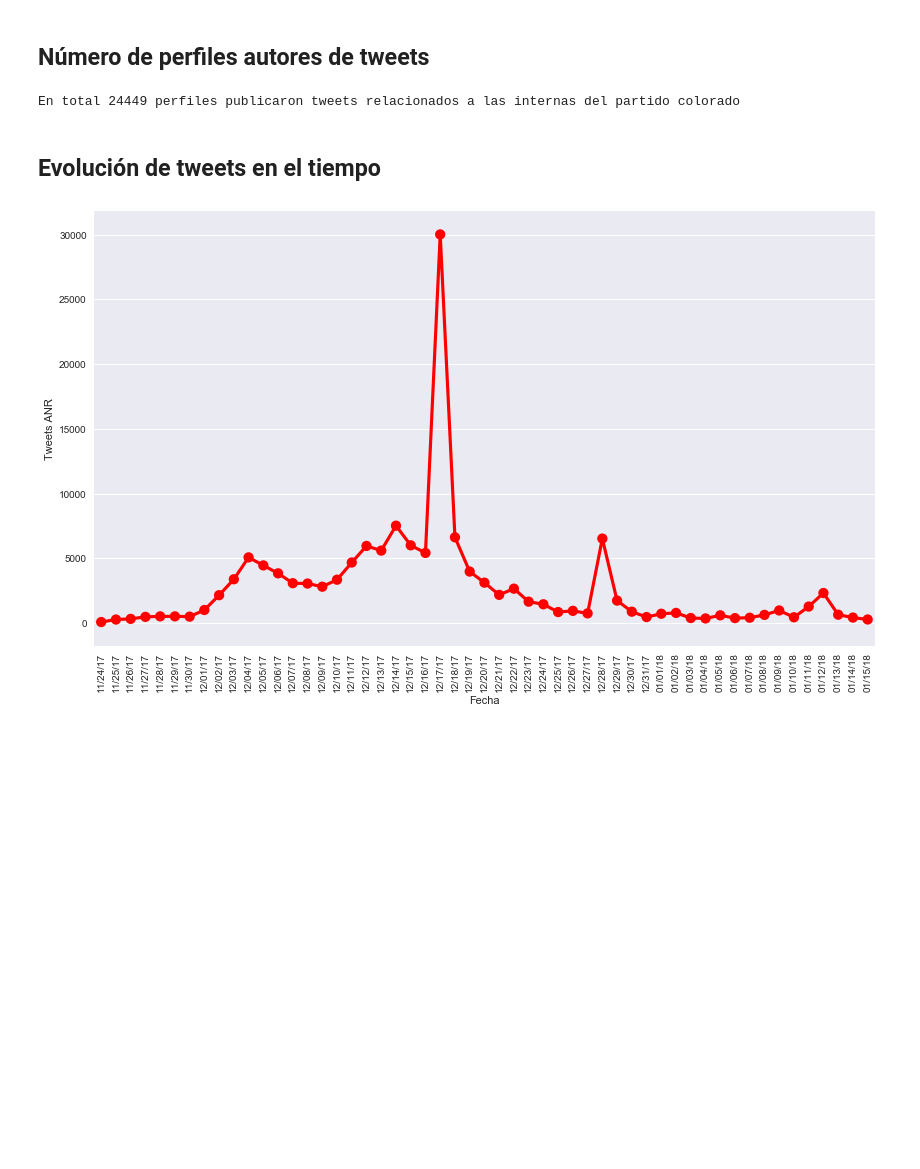
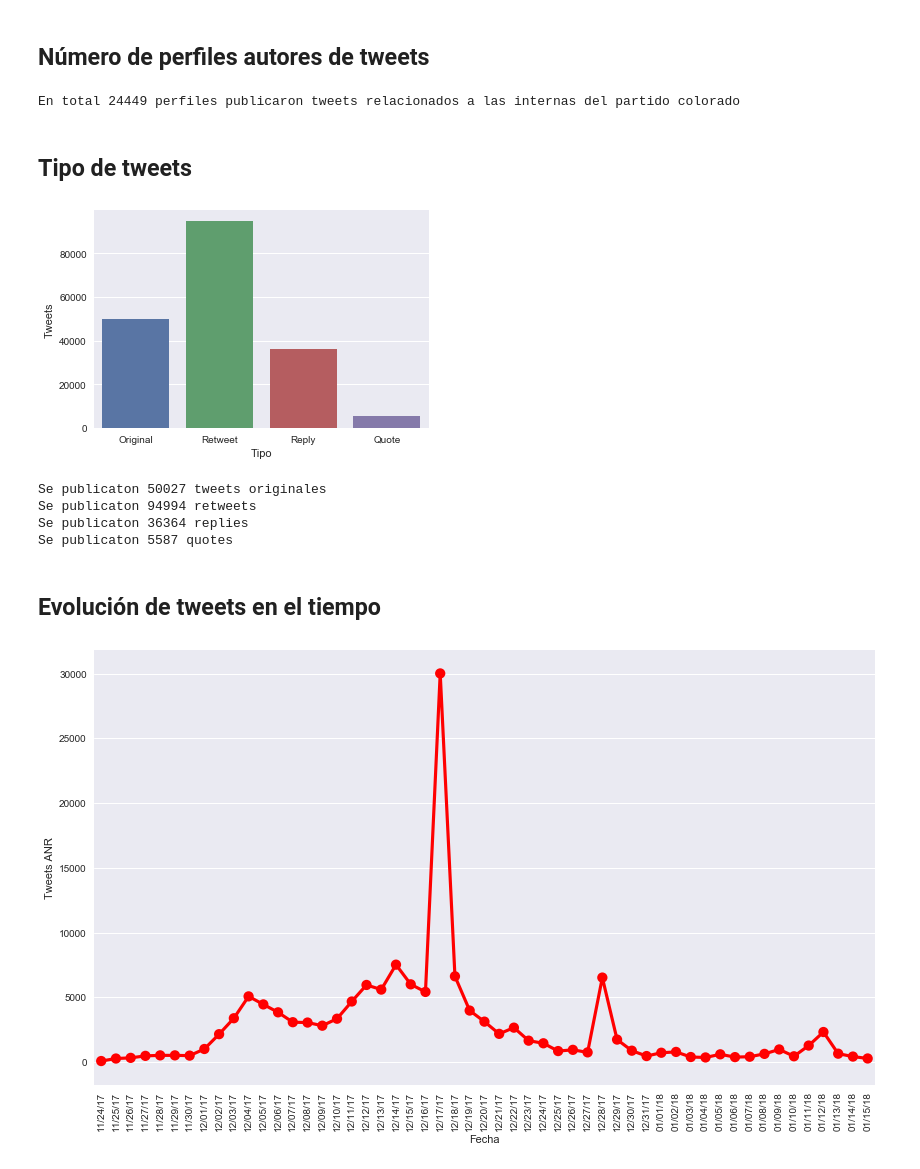
Before and after one commit to ParticipaPY/politic-bots, a Jupyter notebook: reports/bots_politicos_internas_anr_2017.ipynb, the cells around one changed output. Saved outputs shown, nothing was run; the diff lists cells and outputs as text; code cells hidden in the pictures; blank space fills up the shorter version.

```diff
--- a/reports/bots_politicos_internas_anr_2017.ipynb
+++ b/reports/bots_politicos_internas_anr_2017.ipynb
@@ -56,6 +56,35 @@ unique_tw_authors = db.get_unique_users(**{'partido':'anr'})
 print('En total {0} perfiles publicaron tweets relacionados a las internas del partido colorado'.format(len(unique_tw_authors)))
 # %% [output]
 En total 24449 perfiles publicaron tweets relacionados a las internas del partido colorado
+# %% [markdown]
+## Tipo de tweets
+# %%
+num_original_tweets = db.search({'flag.partido_politico.anr': {'$gt': 0},
+                                 'tweet_obj.retweeted_status': {'$exists': 0}}).count()
+num_retweets = db.search({'flag.partido_politico.anr': {'$gt': 0},
+                          'tweet_obj.retweeted_status': {'$exists': 1}}).count()
+num_replies = db.search({'flag.partido_politico.anr': {'$gt': 0},
+                          'tweet_obj.in_reply_to_status_id_str': {'$ne': None}}).count()
+num_quotes = db.search({'flag.partido_politico.anr': {'$gt': 0},
+                        'tweet_obj.quoted_status_id': {'$ne': None}}).count()
+tweets_por_tipo = pd.DataFrame({
+    'Tipo': ['Original', 'Retweet', 'Reply', 'Quote'],
+    'Tweets': [num_original_tweets, num_retweets, num_replies, num_quotes]
+}, index=['ot', 'rt', 'rp', 'qt'])
+fig = sns.barplot(x='Tipo', y='Tweets', data=tweets_por_tipo)
+plt.show()
+# %% [output]
+[figure, added]
+# %%
+print('Se publicaton {0} tweets originales'.format(num_original_tweets))
+print('Se publicaton {0} retweets'.format(num_retweets))
+print('Se publicaton {0} replies'.format(num_replies))
+print('Se publicaton {0} quotes'.format(num_quotes))
+# %% [output]
+Se publicaton 50027 tweets originales
+Se publicaton 94994 retweets
+Se publicaton 36364 replies
+Se publicaton 5587 quotes
 # %% [markdown]
 ## Evolución de tweets en el tiempo
 # %%
```
Also changed, not shown: parts of 14 cells of this notebook.
